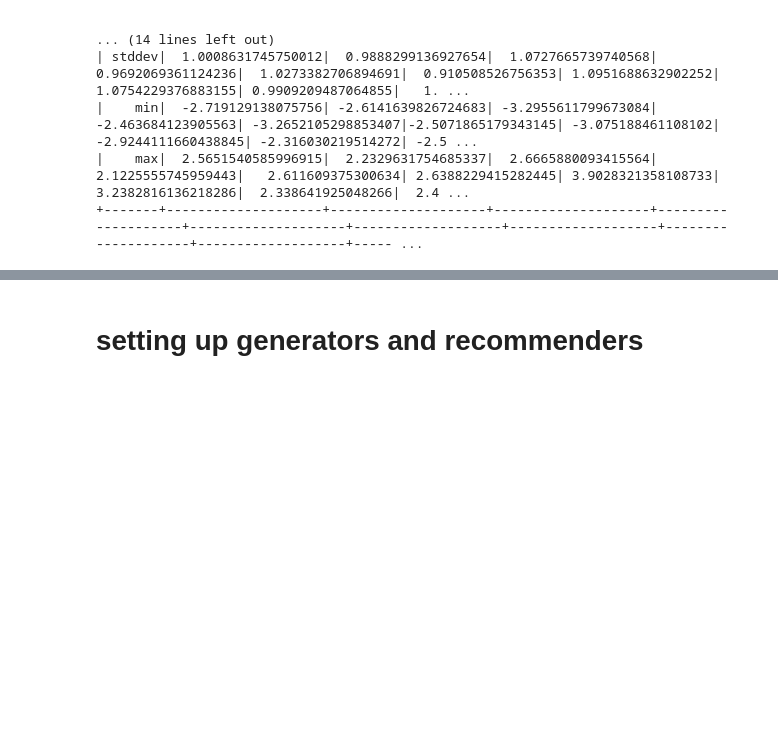
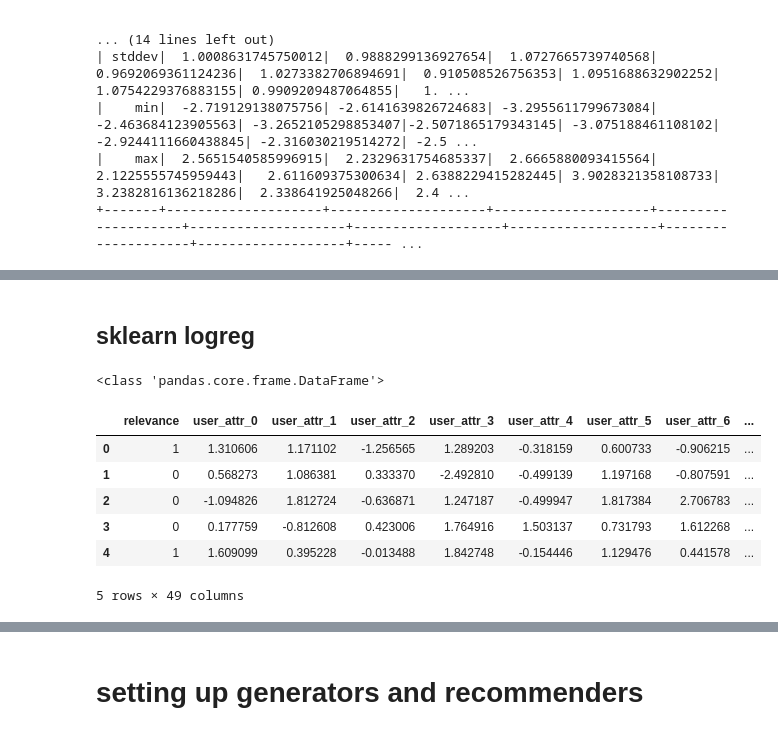
Before and after one commit to morganmason0606/CS145-RecSys, a Jupyter notebook: my_recommenders/logreg.ipynb, the cells around one changed output, grey strips where cells are left out. Saved outputs shown, nothing was run; the diff lists cells and outputs as text; code cells hidden in the pictures; blank space fills up the shorter version.

```diff
--- a/my_recommenders/logreg.ipynb
+++ b/my_recommenders/logreg.ipynb
@@ -399,0 +389,17 @@ Area under ROC: 0.4766483516483517
+# %% [markdown]
+## sklearn logreg
+# %%
+datadf = data.toPandas()
+print(type(datadf))
+datadf.head(5)
+datadf = pd.get_dummies(datadf, columns=['category', 'segment'])
+datadf.head(5)
+# %% [output]
+<class 'pandas.core.frame.DataFrame'>
+|  | relevance | user_attr_0 | user_attr_1 | user_attr_2 | user_attr_3 | user_attr_4 | user_attr_5 | user_attr_6 | ... |
+| 0 | 1 | 1.310606 | 1.171102 | -1.256565 | 1.289203 | -0.318159 | 0.600733 | -0.906215 | ... |
+| 1 | 0 | 0.568273 | 1.086381 | 0.333370 | -2.492810 | -0.499139 | 1.197168 | -0.807591 | ... |
+| 2 | 0 | -1.094826 | 1.812724 | -0.636871 | 1.247187 | -0.499947 | 1.817384 | 2.706783 | ... |
+| 3 | 0 | 0.177759 | -0.812608 | 0.423006 | 1.764916 | 1.503137 | 0.731793 | 1.612268 | ... |
+| 4 | 1 | 1.609099 | 0.395228 | -0.013488 | 1.842748 | -0.154446 | 1.129476 | 0.441578 | ... |
+5 rows × 49 columns
```
Also changed, not shown: parts of 18 cells of this notebook, 2 other files.
